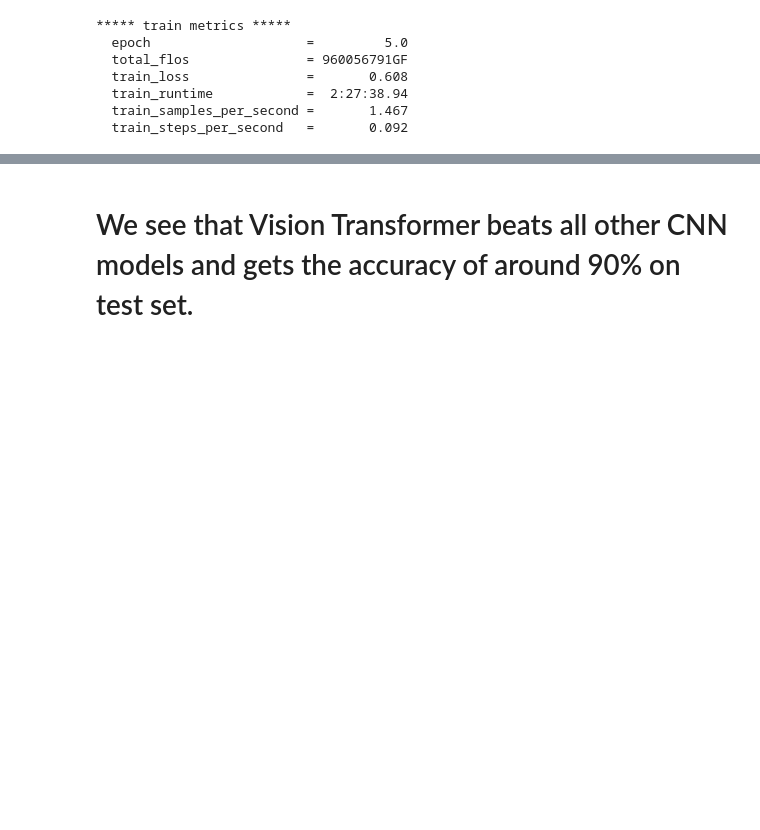
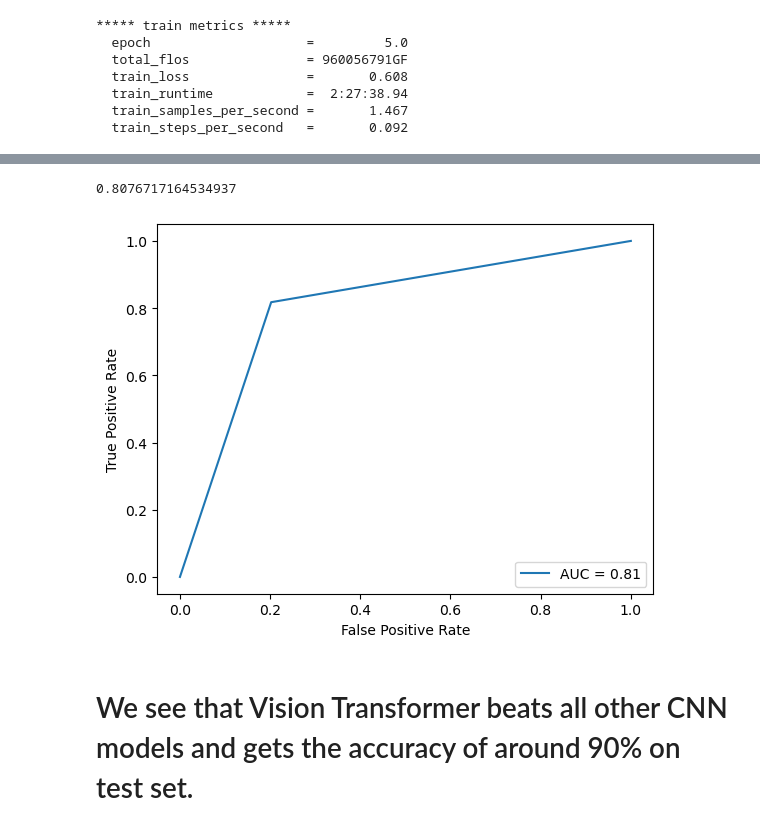
Before and after one commit to chayansraj/Vision-Transformer-Research, a Jupyter notebook: vit16_w_o_augment/vision_transformer16_w_o_augment.ipynb, the cells around one changed output, grey strips where cells are left out. Cells and saved outputs as stored; diff of their text form; code cells hidden in the pictures; blank space fills up the shorter version.

```diff
--- a/vit16_w_o_augment/vision_transformer16_w_o_augment.ipynb
+++ b/vit16_w_o_augment/vision_transformer16_w_o_augment.ipynb
@@ -345,0 +348,6 @@ PredictionOutput(predictions=array([[ 8.801744 ,  3.3978648, -4.199534 , ..., -4
+# %%
+prediction
+prediction_test = np.argmax(prediction, 1)
+# %%
+y_true = test['train']['label']
+y_pred = prediction_test
@@ -346,2 +368,22 @@ PredictionOutput(predictions=array([[ 8.801744 ,  3.3978648, -4.199534 , ..., -4
+# %%
+# %%
+from sklearn.metrics import roc_auc_score, roc_curve, RocCurveDisplay, auc
+
+# %%
+fpr, tpr, thresholds = roc_curve(y_true, prediction_test )
+# %%
+# %%
+roc_auc_score(y_true , prediction_test )
+# %% [output]
+0.8076717164534937
+# %%
+roc_auc = auc(fpr, tpr)
+# %%
+import matplotlib.pyplot as plt
+display = RocCurveDisplay(fpr=fpr,tpr=tpr, roc_auc=roc_auc)
+display.plot()
+plt.show()
+# %% [output]
+[figure, added]
 # %% [markdown]
 # We see that Vision Transformer beats all other CNN models and gets the accuracy of around 90% on test set.
```
Also changed, not shown: parts of 8 cells of this notebook.
